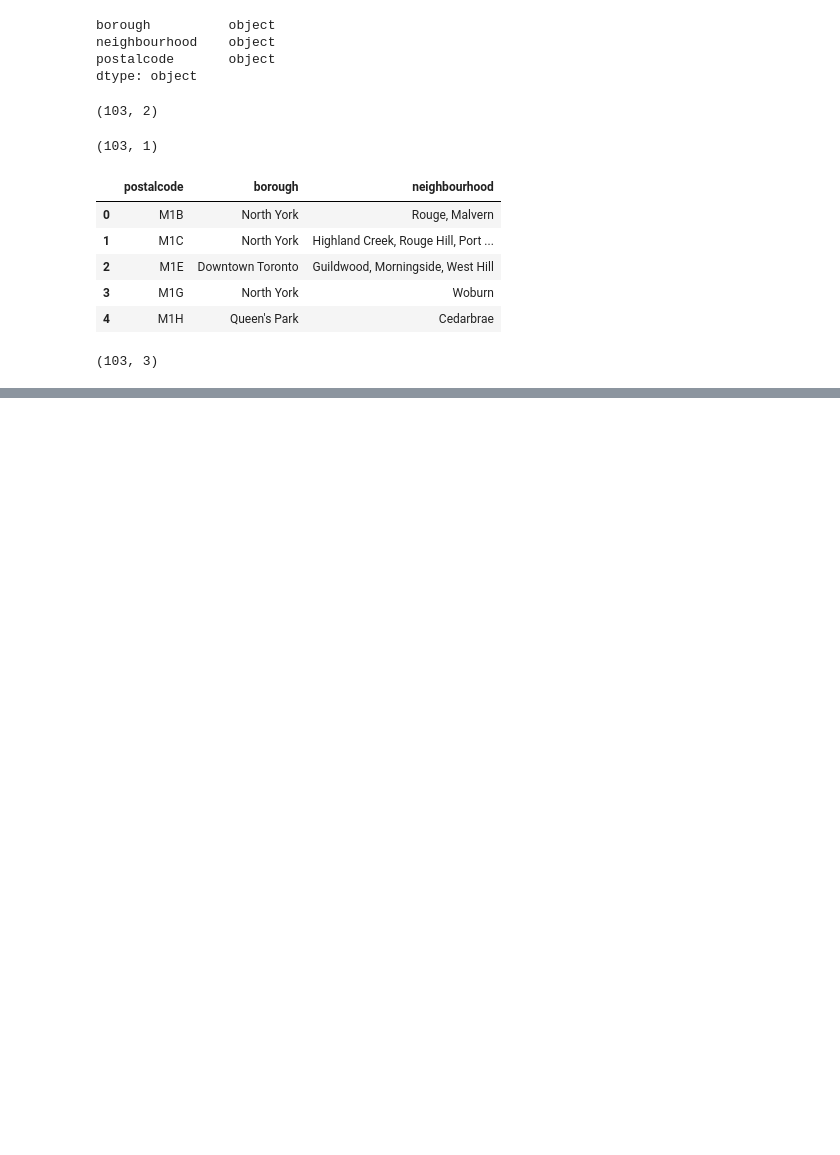
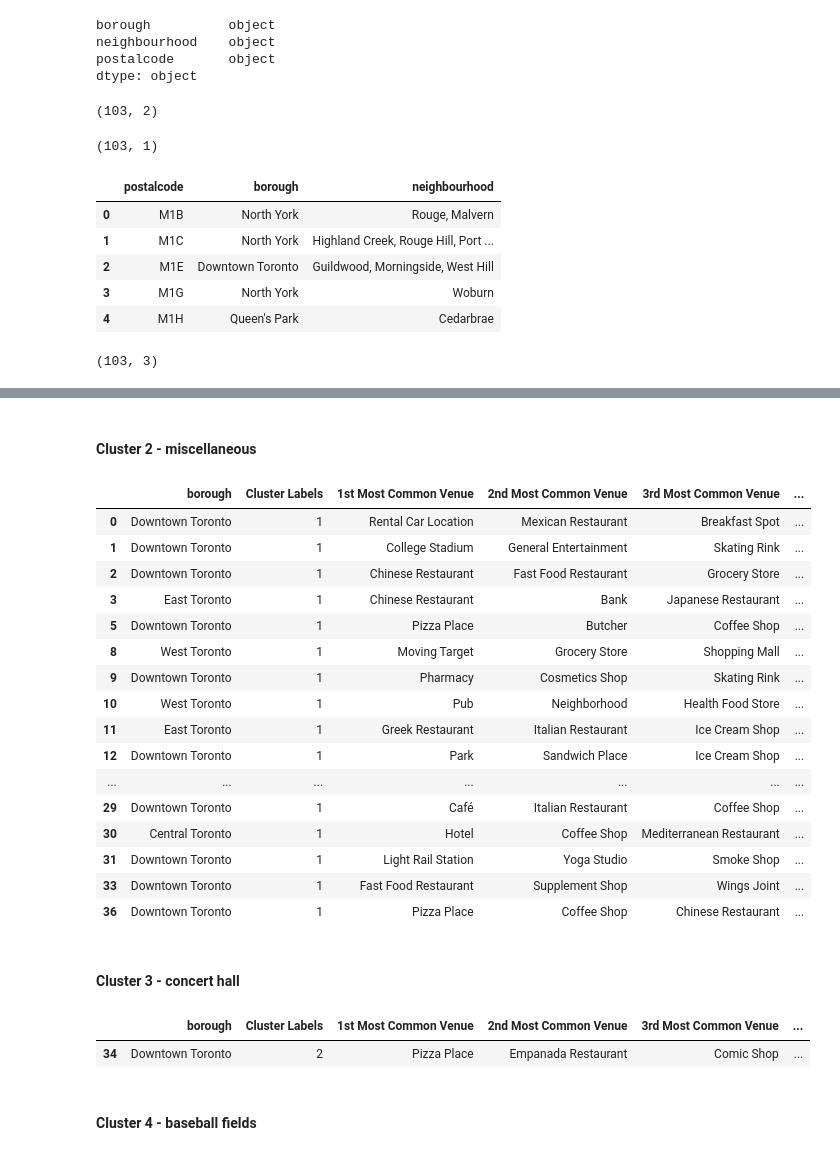
Before and after one commit to ThomVersteeg/Coursera_Capstone, a Jupyter notebook: capstone project week 3.ipynb, the cells around one changed output, grey strips where cells are left out. Cells and saved outputs as stored; diff of their text form; code cells hidden in the pictures; blank space fills up the shorter version.

```diff
--- a/capstone project week 3.ipynb
+++ b/capstone project week 3.ipynb
@@ -132,0 +459,21 @@ SyntaxError: invalid syntax (<ipython-input-77-bcb757b897b4>, line 1)
+# %%
+num_top_venues = 10
+
+indicators = ['st', 'nd', 'rd']
+
+# create columns according to number of top venues
+columns = ['neighbourhood']
+for ind in np.arange(num_top_venues):
+    try:
+        columns.append('{}{} Most Common Venue'.format(ind+1, indicators[ind]))
+    except:
+        columns.append('{}th Most Common Venue'.format(ind+1))
+
+# create a new dataframe
+neighbourhoods_venues_sorted = pd.DataFrame(columns=columns)
+neighbourhoods_venues_sorted['neighbourhood'] = toronto_grouped['neighbourhood']
+
+for ind in np.arange(toronto_grouped.shape[0]):
+    neighbourhoods_venues_sorted.iloc[ind, 1:] = return_most_common_venues(toronto_grouped.iloc[ind, :], num_top_venues)
+
+neighbourhoods_venues_sorted.head()
@@ -132,0 +491,11 @@ SyntaxError: invalid syntax (<ipython-input-77-bcb757b897b4>, line 1)
+# %%
+# set number of clusters
+kclusters = 4
+
+toronto_grouped_clustering = toronto_grouped.drop('neighbourhood', 1)
+
+# run k-means clustering
+kmeans = KMeans(n_clusters=kclusters, random_state=0).fit(toronto_grouped_clustering)
+
+# check cluster labels generated for each row in the dataframe
+kmeans.labels_[0:10]
@@ -132,0 +506,10 @@ SyntaxError: invalid syntax (<ipython-input-77-bcb757b897b4>, line 1)
+# %%
+# add clustering labels
+neighbourhoods_venues_sorted.insert(0, 'Cluster Labels', kmeans.labels_)
+
+toronto_merged = toronto_data
+
+# merge toronto_grouped with toronto_data to add latitude/longitude for each neighborhood
+toronto_merged = toronto_merged.join(neighbourhoods_venues_sorted.set_index('neighbourhood'), on='neighbourhood')
+
+toronto_merged.head() # check the last columns!
@@ -132,0 +563,31 @@ SyntaxError: invalid syntax (<ipython-input-77-bcb757b897b4>, line 1)
+# %% [markdown]
+#### Cluster 2 - miscellaneous
+# %%
+toronto_merged.loc[toronto_merged['Cluster Labels'] == 1, toronto_merged.columns[[1] + list(range(5, toronto_merged.shape[1]))]]
+# %% [output]
+|  | borough | Cluster Labels | 1st Most Common Venue | 2nd Most Common Venue | 3rd Most Common Venue | ... |
+| 0 | Downtown Toronto | 1 | Rental Car Location | Mexican Restaurant | Breakfast Spot | ... |
+| 1 | Downtown Toronto | 1 | College Stadium | General Entertainment | Skating Rink | ... |
+| 2 | Downtown Toronto | 1 | Chinese Restaurant | Fast Food Restaurant | Grocery Store | ... |
+| 3 | East Toronto | 1 | Chinese Restaurant | Bank | Japanese Restaurant | ... |
+| 5 | Downtown Toronto | 1 | Pizza Place | Butcher | Coffee Shop | ... |
+| 8 | West Toronto | 1 | Moving Target | Grocery Store | Shopping Mall | ... |
+| 9 | Downtown Toronto | 1 | Pharmacy | Cosmetics Shop | Skating Rink | ... |
+| 10 | West Toronto | 1 | Pub | Neighborhood | Health Food Store | ... |
+| 11 | East Toronto | 1 | Greek Restaurant | Italian Restaurant | Ice Cream Shop | ... |
+| 12 | Downtown Toronto | 1 | Park | Sandwich Place | Ice Cream Shop | ... |
+| ... | ... | ... | ... | ... | ... | ... |
+| 29 | Downtown Toronto | 1 | Café | Italian Restaurant | Coffee Shop | ... |
+| 30 | Central Toronto | 1 | Hotel | Coffee Shop | Mediterranean Restaurant | ... |
+| 31 | Downtown Toronto | 1 | Light Rail Station | Yoga Studio | Smoke Shop | ... |
+| 33 | Downtown Toronto | 1 | Fast Food Restaurant | Supplement Shop | Wings Joint | ... |
+| 36 | Downtown Toronto | 1 | Pizza Place | Coffee Shop | Chinese Restaurant | ... |
+# %% [markdown]
+#### Cluster 3 - concert hall
+# %%
+toronto_merged.loc[toronto_merged['Cluster Labels'] == 2, toronto_merged.columns[[1] + list(range(5, toronto_merged.shape[1]))]]
+# %% [output]
+|  | borough | Cluster Labels | 1st Most Common Venue | 2nd Most Common Venue | 3rd Most Common Venue | ... |
+| 34 | Downtown Toronto | 2 | Pizza Place | Empanada Restaurant | Comic Shop | ... |
+# %% [markdown]
+#### Cluster 4 - baseball fields
```
Also changed, not shown: parts of 47 cells of this notebook.
